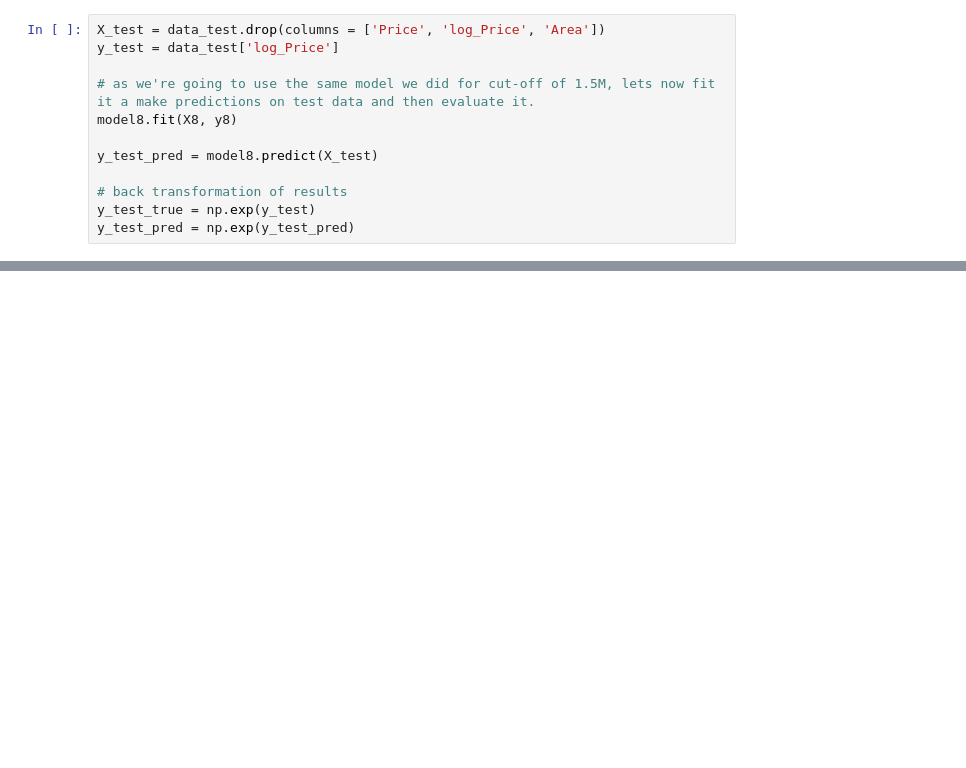
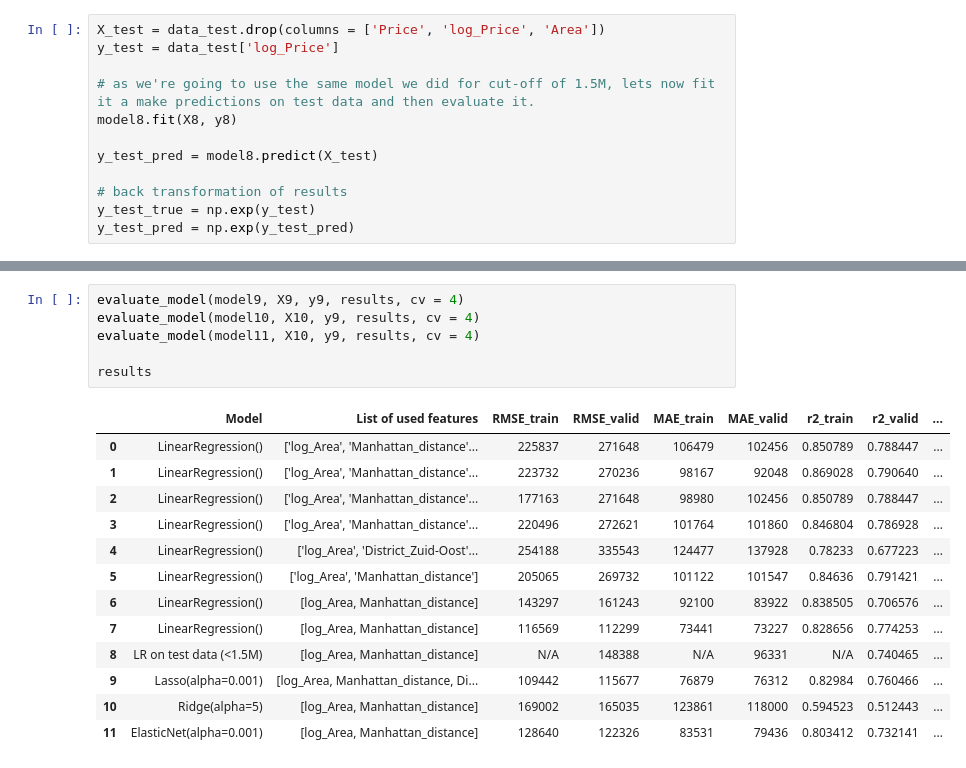
Before and after one commit to nadiia-duiunova/House_price, a Jupyter notebook: Machine_learning.ipynb, the cells around one changed output, grey strips where cells are left out. Cells and saved outputs as stored; diff of their text form; blank space fills up the shorter version.

```diff
--- a/Machine_learning.ipynb
+++ b/Machine_learning.ipynb
@@ -192,0 +290,20 @@ Let us now try to use regularized versions of Linear Regression: Lasso, Ridge an
+# %%
+evaluate_model(model9, X9, y9, results, cv = 4)
+evaluate_model(model10, X10, y9, results, cv = 4)
+evaluate_model(model11, X10, y9, results, cv = 4)
+
+results
+# %% [output]
+|  | Model | List of used features | RMSE_train | RMSE_valid | MAE_train | MAE_valid | r2_train | r2_valid | ... |
+| 0 | LinearRegression() | ['log_Area', 'Manhattan_distance'... | 225837 | 271648 | 106479 | 102456 | 0.850789 | 0.788447 | ... |
+| 1 | LinearRegression() | ['log_Area', 'Manhattan_distance'... | 223732 | 270236 | 98167 | 92048 | 0.869028 | 0.790640 | ... |
+| 2 | LinearRegression() | ['log_Area', 'Manhattan_distance'... | 177163 | 271648 | 98980 | 102456 | 0.850789 | 0.788447 | ... |
+| 3 | LinearRegression() | ['log_Area', 'Manhattan_distance'... | 220496 | 272621 | 101764 | 101860 | 0.846804 | 0.786928 | ... |
+| 4 | LinearRegression() | ['log_Area', 'District_Zuid-Oost'... | 254188 | 335543 | 124477 | 137928 | 0.78233 | 0.677223 | ... |
+| 5 | LinearRegression() | ['log_Area', 'Manhattan_distance'] | 205065 | 269732 | 101122 | 101547 | 0.84636 | 0.791421 | ... |
+| 6 | LinearRegression() | [log_Area, Manhattan_distance] | 143297 | 161243 | 92100 | 83922 | 0.838505 | 0.706576 | ... |
+| 7 | LinearRegression() | [log_Area, Manhattan_distance] | 116569 | 112299 | 73441 | 73227 | 0.828656 | 0.774253 | ... |
+| 8 | LR on test data (<1.5M) | [log_Area, Manhattan_distance] | N/A | 148388 | N/A | 96331 | N/A | 0.740465 | ... |
+| 9 | Lasso(alpha=0.001) | [log_Area, Manhattan_distance, Di... | 109442 | 115677 | 76879 | 76312 | 0.82984 | 0.760466 | ... |
+| 10 | Ridge(alpha=5) | [log_Area, Manhattan_distance] | 169002 | 165035 | 123861 | 118000 | 0.594523 | 0.512443 | ... |
+| 11 | ElasticNet(alpha=0.001) | [log_Area, Manhattan_distance] | 128640 | 122326 | 83531 | 79436 | 0.803412 | 0.732141 | ... |
```
Also changed, not shown: parts of 13 cells of this notebook.
